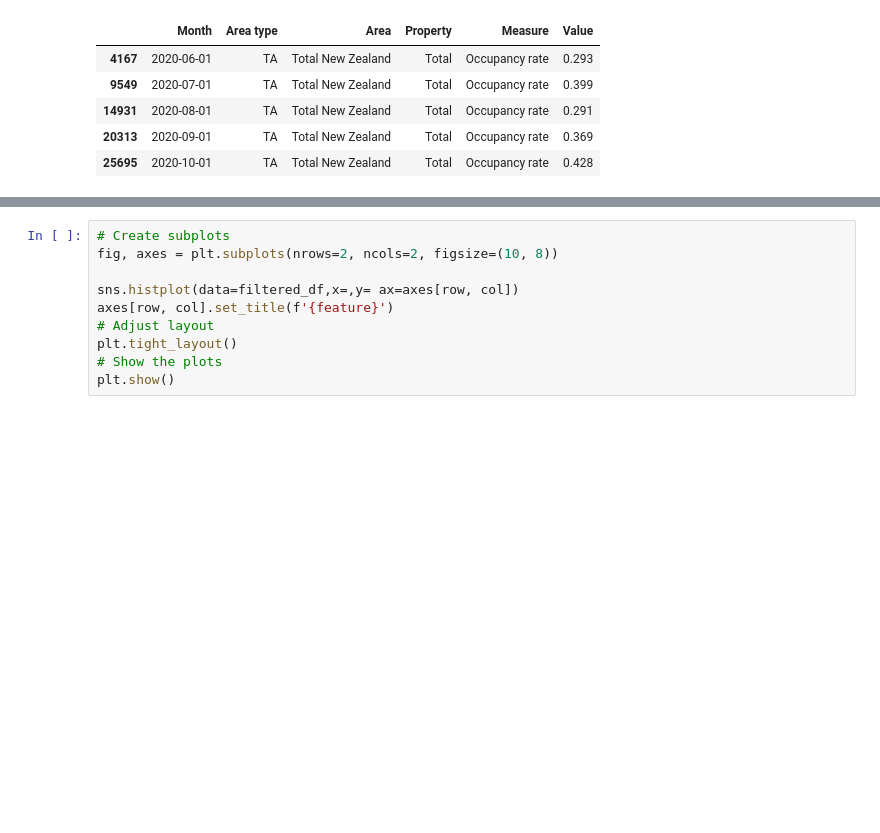
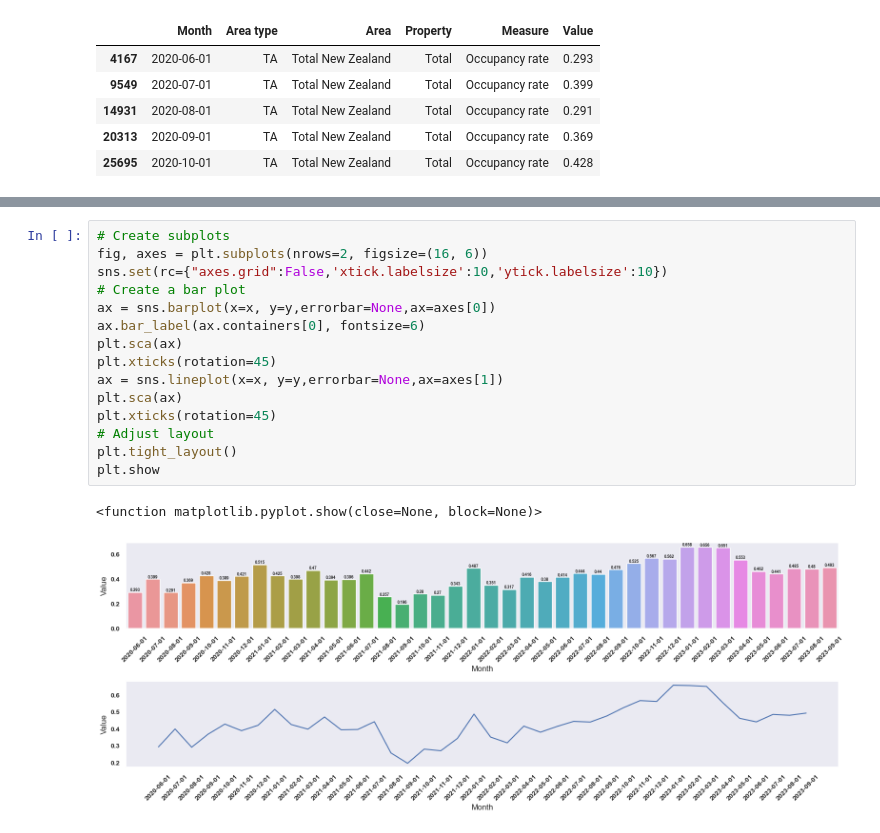
Before and after one commit to jamesou/machine_learning, a Jupyter notebook: Mlflow-Diabetes-Prediction-Pipeline/accommodation_analysis.ipynb, the cells around one changed output, grey strips where cells are left out. Cells and saved outputs as stored; diff of their text form; blank space fills up the shorter version.

Commit message:
add subplot

```diff
--- a/Mlflow-Diabetes-Prediction-Pipeline/accommodation_analysis.ipynb
+++ b/Mlflow-Diabetes-Prediction-Pipeline/accommodation_analysis.ipynb
@@ -115,10 +115,18 @@ plt.show()
-# %%
-# Create subplots
-fig, axes = plt.subplots(nrows=2, ncols=2, figsize=(10, 8))
-
-sns.histplot(data=filtered_df,x=,y= ax=axes[row, col])
-axes[row, col].set_title(f'{feature}')
-# Adjust layout
-plt.tight_layout()
-# Show the plots
-plt.show()
+# %%
+# Create subplots
+fig, axes = plt.subplots(nrows=2, figsize=(16, 6))
+sns.set(rc={"axes.grid":False,'xtick.labelsize':10,'ytick.labelsize':10})
+# Create a bar plot
+ax = sns.barplot(x=x, y=y,errorbar=None,ax=axes[0])
+ax.bar_label(ax.containers[0], fontsize=6)
+plt.sca(ax)
+plt.xticks(rotation=45)
+ax = sns.lineplot(x=x, y=y,errorbar=None,ax=axes[1])
+plt.sca(ax)
+plt.xticks(rotation=45)
+# Adjust layout
+plt.tight_layout()
+plt.show
+# %% [output]
+<function matplotlib.pyplot.show(close=None, block=None)>
+[figure, added]
```
Also changed, not shown: parts of 2 cells of this notebook.
